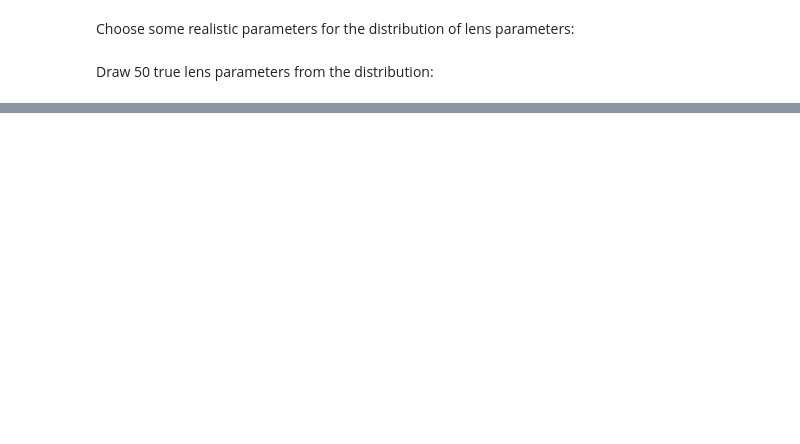
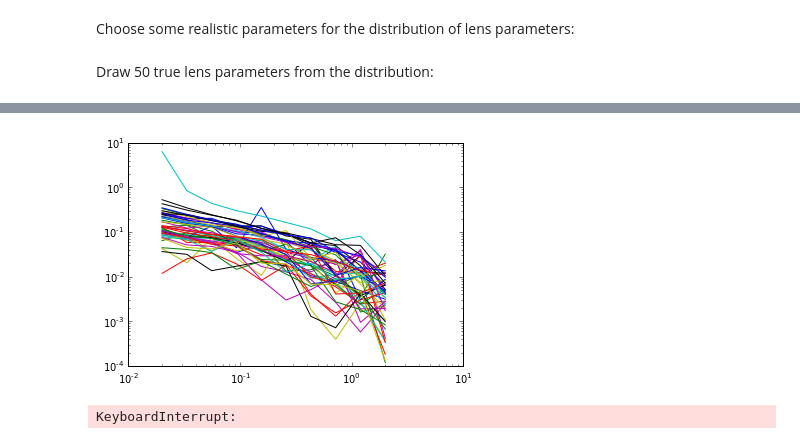
Before and after one commit to farr/HierarchicalLensing, a Jupyter notebook: HierarchicalTest.ipynb, the cells around one changed output, grey strips where cells are left out. Cells and saved outputs as stored; diff of their text form; code cells hidden in the pictures; blank space fills up the shorter version.

Commit message:
Some testing in notebook for hierarchical posterior; not working yet.

```diff
--- a/HierarchicalTest.ipynb
+++ b/HierarchicalTest.ipynb
@@ -26,0 +35,23 @@ savetxt('test/hier-test/true-lens-params.dat', true_lens_pars)
+# %%
+rs_data = []
+data = []
+sigmas = []
+for i in range(50):
+    shears = wl.NFW(rs, exp(true_lens_pars[i,0]), exp(true_lens_pars[i,1]), true_zls[i], true_zss[i])
+    sigmas.append(lognormal(mean=log(0.01), sigma=log(2.0), size=shears.shape[0]))
+    data.append(wl.WeakLensingLikelihood(rs, shears, sigmas[-1], true_zls[i], true_zss[i]).draw_data(true_lens_pars[i,:]))
+    rs_data.append(rs)
+# %%
+for r,d,s in zip(rs_data, data, sigmas):
+    plot(r, d)
+xscale('log')
+yscale('log')
+# %% [output]
+[figure, added]
+# %%
+logpost = hr.HierarchicalWLPosterior(rs_data, data, sigmas, true_zls, true_zss)
+p0 = concatenate((mu, sigma_params, true_lens_pars.flatten()))
+pbest = so.fmin_powell(lambda x: -logpost(x), p0)
+pbest
+# %% [output]
+KeyboardInterrupt:
```
Also changed, not shown: parts of 4 cells of this notebook, 4 other files.
